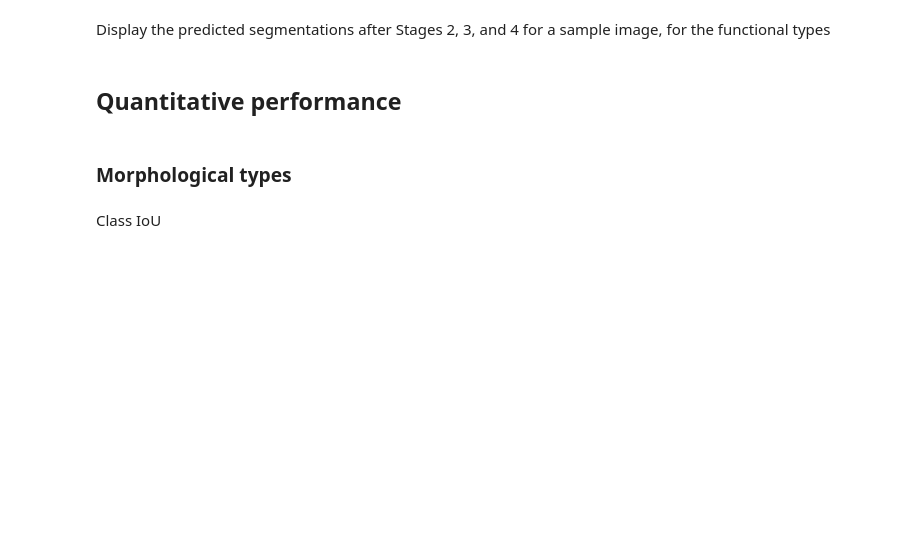
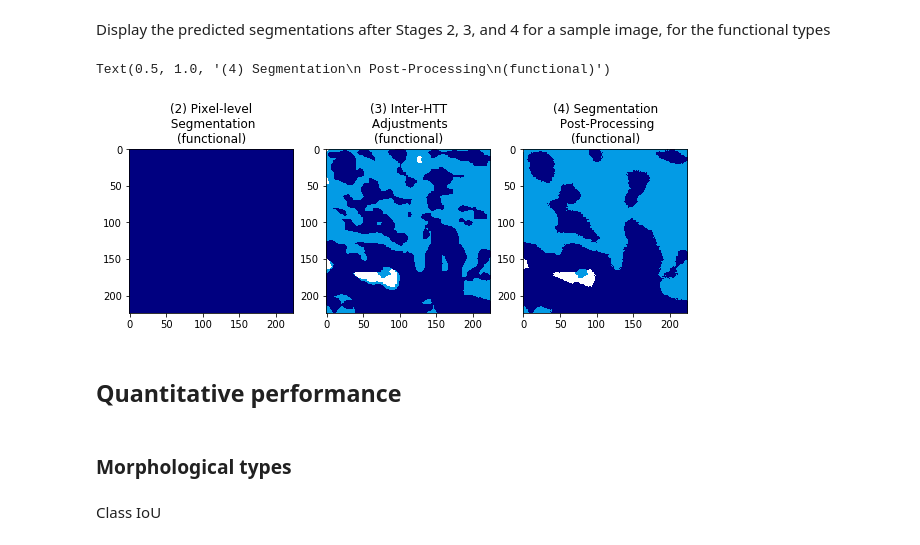
Before and after one commit to jongtaeklee/hsn_v1, a Jupyter notebook: demo_01_segment_patches-gpu-work3.ipynb, the cells around one changed output. Drawn from its saved outputs; the diff is of its cells as text; code cells hidden in the pictures; blank space fills up the shorter version.

```diff
--- a/demo_01_segment_patches-gpu-work3.ipynb
+++ b/demo_01_segment_patches-gpu-work3.ipynb
@@ -218,16 +282,19 @@ plt.title('(4) Segmentation\n Post-Processing\n(morphological)')
 # %% [markdown]
 Display the predicted segmentations after Stages 2, 3, and 4 for a sample image, for the functional types
 # %%
-plt.figure
+plt.figure(figsize=[10,10])
 plt.subplot(131)
 plt.imshow(hsn.ablative_segmasks['GradCAM'][1][0])
 plt.title('(2) Pixel-level\n Segmentation\n(functional)')
 plt.subplot(132)
 plt.imshow(hsn.ablative_segmasks['Adjust'][1][0])
 plt.title('(3) Inter-HTT\n Adjustments\n(functional)')
 plt.subplot(133)
 plt.imshow(hsn.ablative_segmasks['CRF'][1][0])
 plt.title('(4) Segmentation\n Post-Processing\n(functional)')
+# %% [output]
+Text(0.5, 1.0, '(4) Segmentation\n Post-Processing\n(functional)')
+[figure, added]
 # %% [markdown]
 ## Quantitative performance
 # %% [markdown]
```
Also changed, not shown: parts of 22 cells of this notebook.
